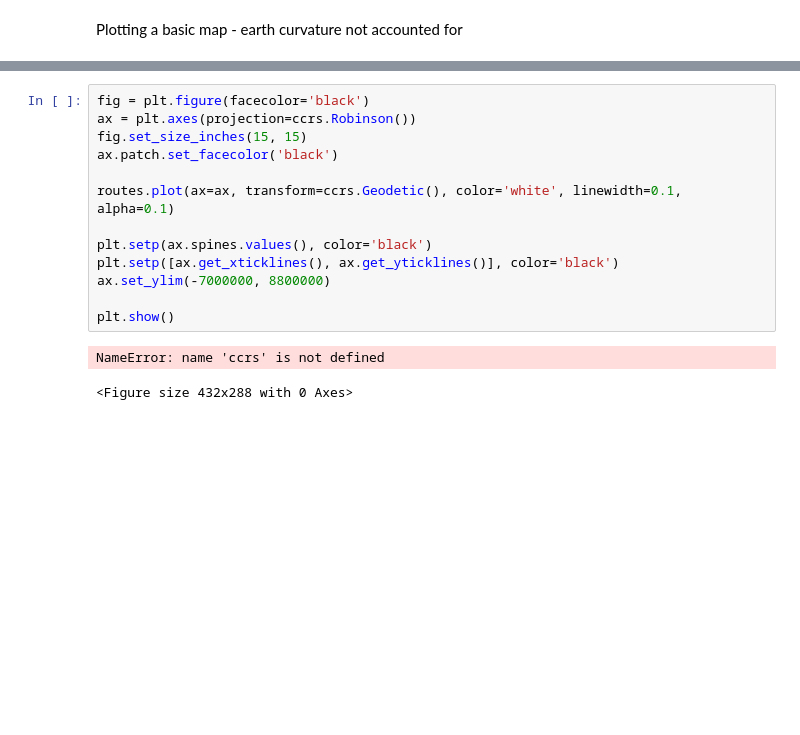
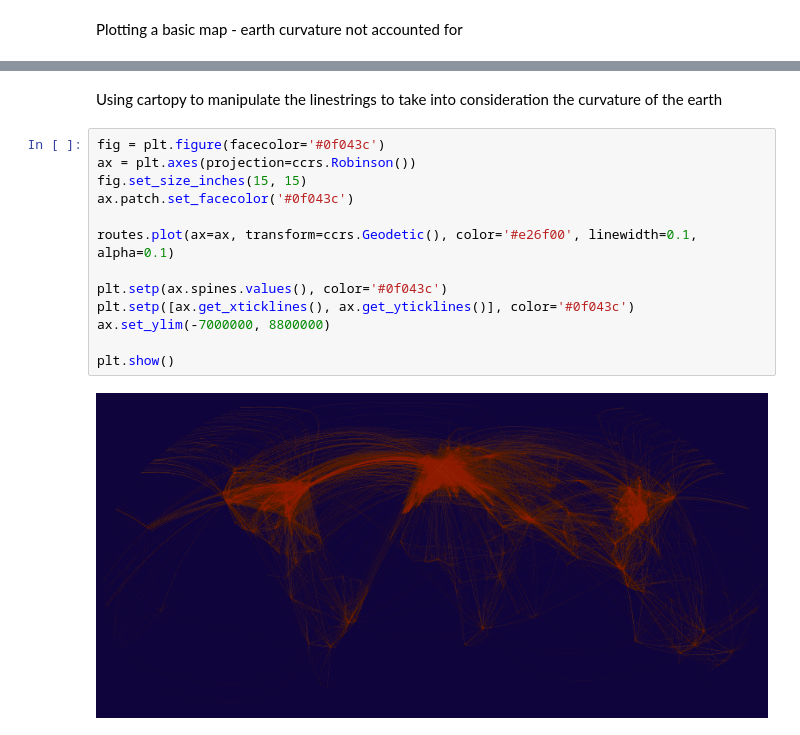
Before and after one commit to VikkiWalls/30-Day-Map-Challenge-2022, a Jupyter notebook: Code/Day 23 - Movement.ipynb, the cells around one changed output, grey strips where cells are left out. Cells and saved outputs as stored; diff of their text form; blank space fills up the shorter version.

Commit message:
updating final code step to include curvature of the earth

```diff
--- a/Code/Day 23 - Movement.ipynb
+++ b/Code/Day 23 - Movement.ipynb
@@ -98,19 +99,20 @@ plt.setp([ax.get_xticklines(), ax.get_yticklines()], color='#0f043c')
 plt.show()
 # %% [output]
 [figure]
+# %% [markdown]
+Using cartopy to manipulate the linestrings to take into consideration the curvature of the earth
 # %%
-fig = plt.figure(facecolor='black')
+fig = plt.figure(facecolor='#0f043c')
 ax = plt.axes(projection=ccrs.Robinson())
 fig.set_size_inches(15, 15)
-ax.patch.set_facecolor('black')
+ax.patch.set_facecolor('#0f043c')
 
-routes.plot(ax=ax, transform=ccrs.Geodetic(), color='white', linewidth=0.1, alpha=0.1)
+routes.plot(ax=ax, transform=ccrs.Geodetic(), color='#e26f00', linewidth=0.1, alpha=0.1)
 
-plt.setp(ax.spines.values(), color='black')
-plt.setp([ax.get_xticklines(), ax.get_yticklines()], color='black')
+plt.setp(ax.spines.values(), color='#0f043c')
+plt.setp([ax.get_xticklines(), ax.get_yticklines()], color='#0f043c')
 ax.set_ylim(-7000000, 8800000)
 
 plt.show()
 # %% [output]
-NameError: name 'ccrs' is not defined
-<Figure size 432x288 with 0 Axes>
+[figure, added]
```
Also changed, not shown: parts of 1 cell of this notebook.
